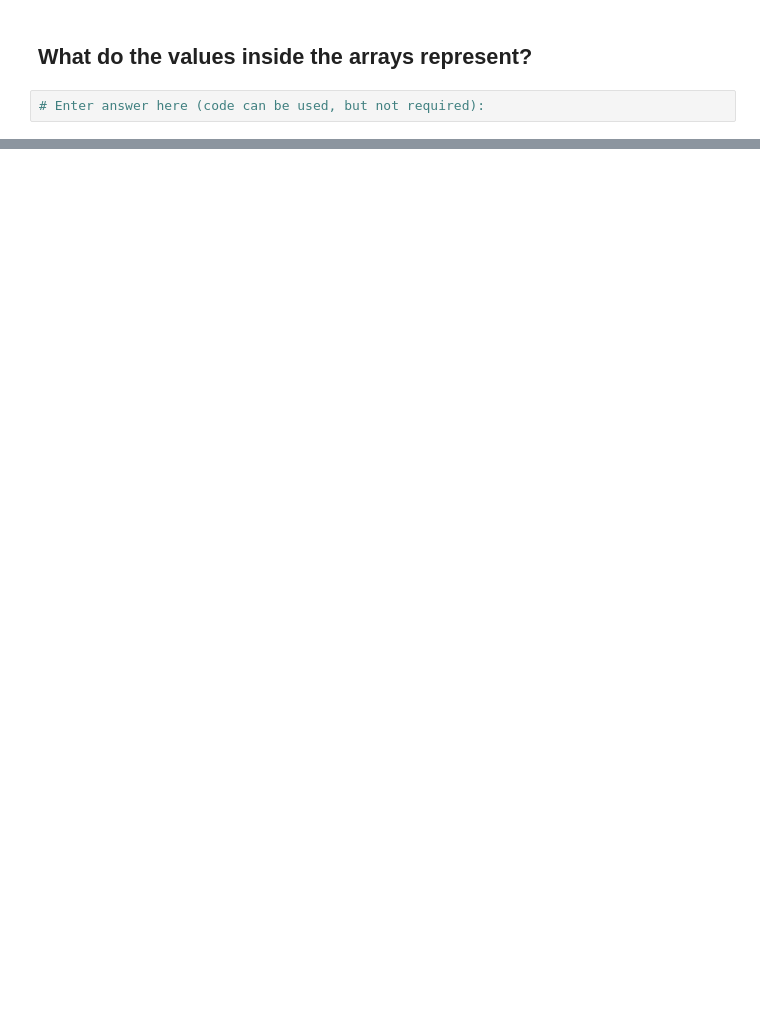
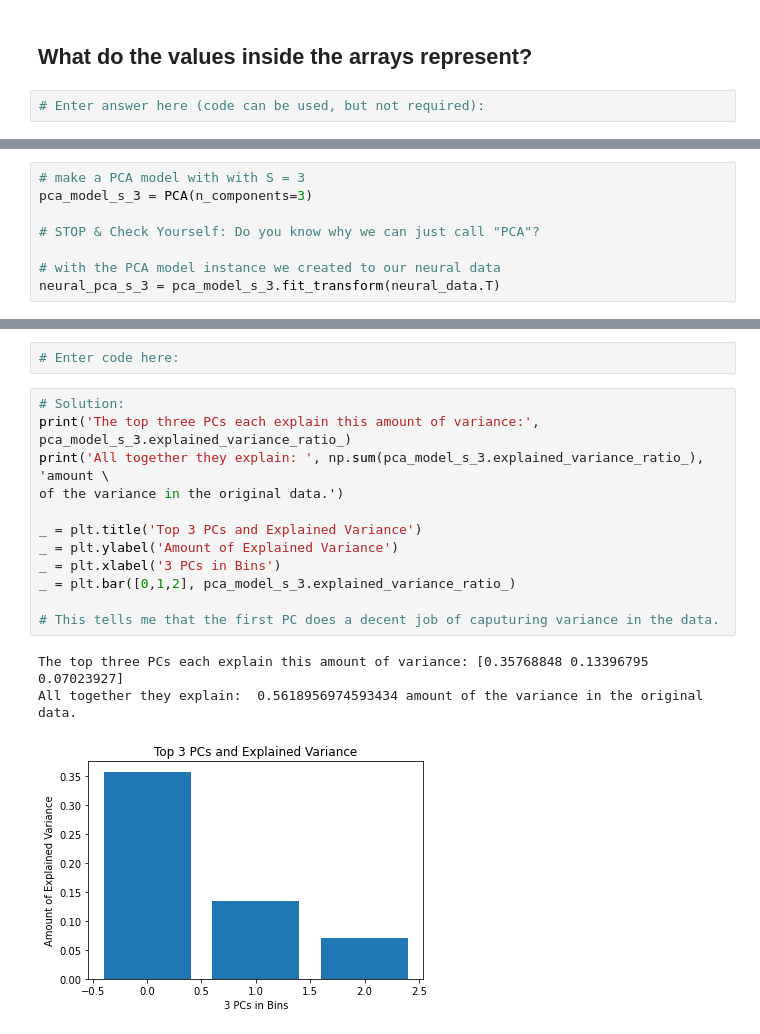
Before and after one commit to SaberaTalukder/Chen_Institute_DataSAI_for_Neuroscience, a Jupyter notebook: 07_05_22_day1_overview/code/diy_notebooks/dimensionality_reduction.ipynb, the cells around one changed output, grey strips where cells are left out. Cells and saved outputs as stored; diff of their text form; blank space fills up the shorter version.

```diff
--- a/07_05_22_day1_overview/code/diy_notebooks/dimensionality_reduction.ipynb
+++ b/07_05_22_day1_overview/code/diy_notebooks/dimensionality_reduction.ipynb
@@ -233,0 +163,8 @@ ax.text(0.02,0.017,'male intruder',color = colors_sex[0],fontsize=16)
+# %%
+# make a PCA model with with S = 3
+pca_model_s_3 = PCA(n_components=3)
+
+# STOP & Check Yourself: Do you know why we can just call "PCA"?
+
+# with the PCA model instance we created to our neural data
+neural_pca_s_3 = pca_model_s_3.fit_transform(neural_data.T)
@@ -233,0 +235,18 @@ ax.text(0.02,0.017,'male intruder',color = colors_sex[0],fontsize=16)
+# %%
+# Enter code here:
+# %%
+# Solution:
+print('The top three PCs each explain this amount of variance:', pca_model_s_3.explained_variance_ratio_)
+print('All together they explain: ', np.sum(pca_model_s_3.explained_variance_ratio_), 'amount \
+of the variance in the original data.')
+
+_ = plt.title('Top 3 PCs and Explained Variance')
+_ = plt.ylabel('Amount of Explained Variance')
+_ = plt.xlabel('3 PCs in Bins')
+_ = plt.bar([0,1,2], pca_model_s_3.explained_variance_ratio_)
+
+# This tells me that the first PC does a decent job of caputuring variance in the data.
+# %% [output]
+The top three PCs each explain this amount of variance: [0.35768848 0.13396795 0.07023927]
+All together they explain:  0.5618956974593434 amount of the variance in the original data.
+[figure, added]
```
Also changed, not shown: parts of 44 cells of this notebook.
